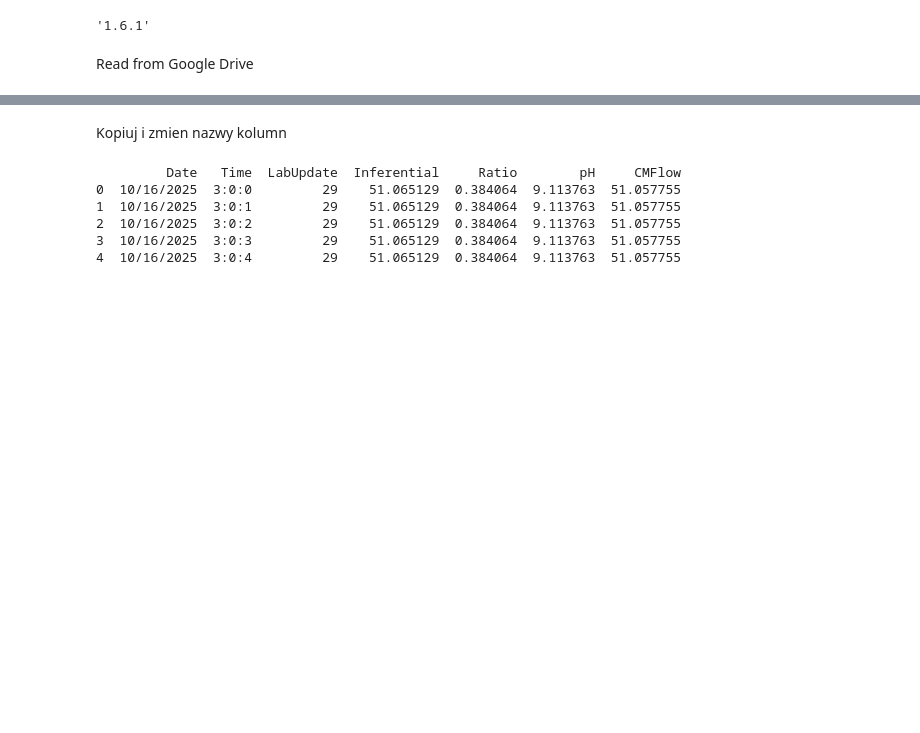
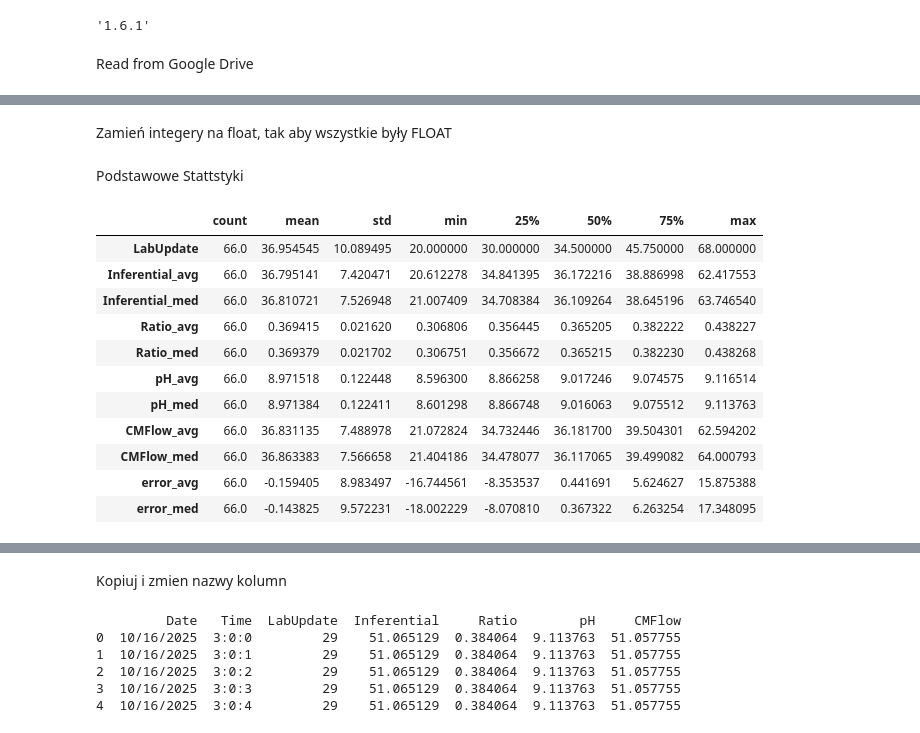
Before and after one commit to Marcin19721205/Timeseries_Data_Processing_Basic, a Jupyter notebook: InferentialDS1_extracted.ipynb, the cells around one changed output, grey strips where cells are left out. Saved outputs shown, nothing was run; the diff lists cells and outputs as text; code cells hidden in the pictures; blank space fills up the shorter version.

```diff
--- a/InferentialDS1_extracted.ipynb
+++ b/InferentialDS1_extracted.ipynb
@@ -25,8 +26,8 @@ import pandas as pd
 uploaded = files.upload()
 
 
-#df = pd.read_csv('CaODS1.csv', sep='\t')   # <-- plik oddzielany tabulatorem
-df_raw = pd.read_csv('CaODS1.csv', sep=',')   # <-- plik oddzielany przecinkiem
+#df = pd.read_csv('df_clean_avg.csv', sep='\t')   # <-- plik oddzielany tabulatorem
+df_raw = pd.read_csv('df_clean_avg.csv', sep=';')   # <-- plik oddzielany przecinkiem
 print("Data loaded correctly!\n")
 print(df_raw.head())
 # %% [output]
@@ -50,0 +78,8 @@ Data loaded correctly!
+# %%
+cols_to_convert = df_raw.columns.drop('ChangeTime')
+df_float = df_raw.copy()
+df_float[cols_to_convert] = (
+    df_float[cols_to_convert]
+    .replace(',', '.', regex=True)
+    .apply(pd.to_numeric, errors='coerce')
+)
@@ -50,0 +130,21 @@ Data loaded correctly!
+# %% [markdown]
+Zamień integery na float, tak aby wszystkie były FLOAT
+# %%
+df_float = df_float.astype({col: 'float64' for col in df_float.select_dtypes('int').columns})
+# %% [markdown]
+Podstawowe Stattstyki
+# %%
+df_float.describe().T
+# %% [output]
+|  | count | mean | std | min | 25% | 50% | 75% | max |
+| LabUpdate | 66.0 | 36.954545 | 10.089495 | 20.000000 | 30.000000 | 34.500000 | 45.750000 | 68.000000 |
+| Inferential_avg | 66.0 | 36.795141 | 7.420471 | 20.612278 | 34.841395 | 36.172216 | 38.886998 | 62.417553 |
+| Inferential_med | 66.0 | 36.810721 | 7.526948 | 21.007409 | 34.708384 | 36.109264 | 38.645196 | 63.746540 |
+| Ratio_avg | 66.0 | 0.369415 | 0.021620 | 0.306806 | 0.356445 | 0.365205 | 0.382222 | 0.438227 |
+| Ratio_med | 66.0 | 0.369379 | 0.021702 | 0.306751 | 0.356672 | 0.365215 | 0.382230 | 0.438268 |
+| pH_avg | 66.0 | 8.971518 | 0.122448 | 8.596300 | 8.866258 | 9.017246 | 9.074575 | 9.116514 |
+| pH_med | 66.0 | 8.971384 | 0.122411 | 8.601298 | 8.866748 | 9.016063 | 9.075512 | 9.113763 |
+| CMFlow_avg | 66.0 | 36.831135 | 7.488978 | 21.072824 | 34.732446 | 36.181700 | 39.504301 | 62.594202 |
+| CMFlow_med | 66.0 | 36.863383 | 7.566658 | 21.404186 | 34.478077 | 36.117065 | 39.499082 | 64.000793 |
+| error_avg | 66.0 | -0.159405 | 8.983497 | -16.744561 | -8.353537 | 0.441691 | 5.624627 | 15.875388 |
+| error_med | 66.0 | -0.143825 | 9.572231 | -18.002229 | -8.070810 | 0.367322 | 6.263254 | 17.348095 |
```
Also changed, not shown: parts of 8 cells of this notebook.
